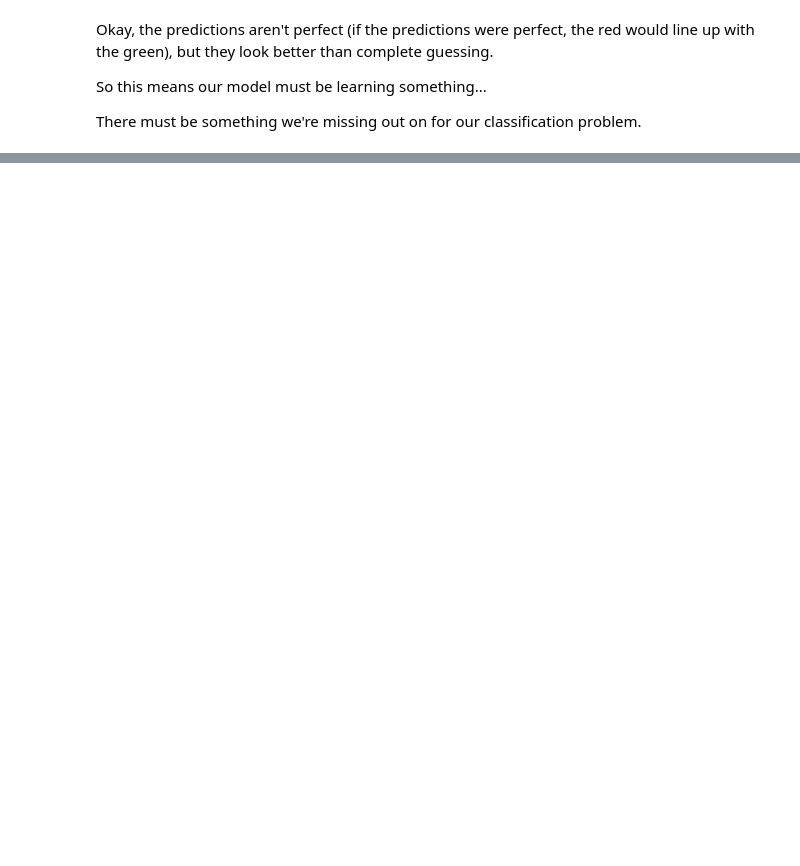
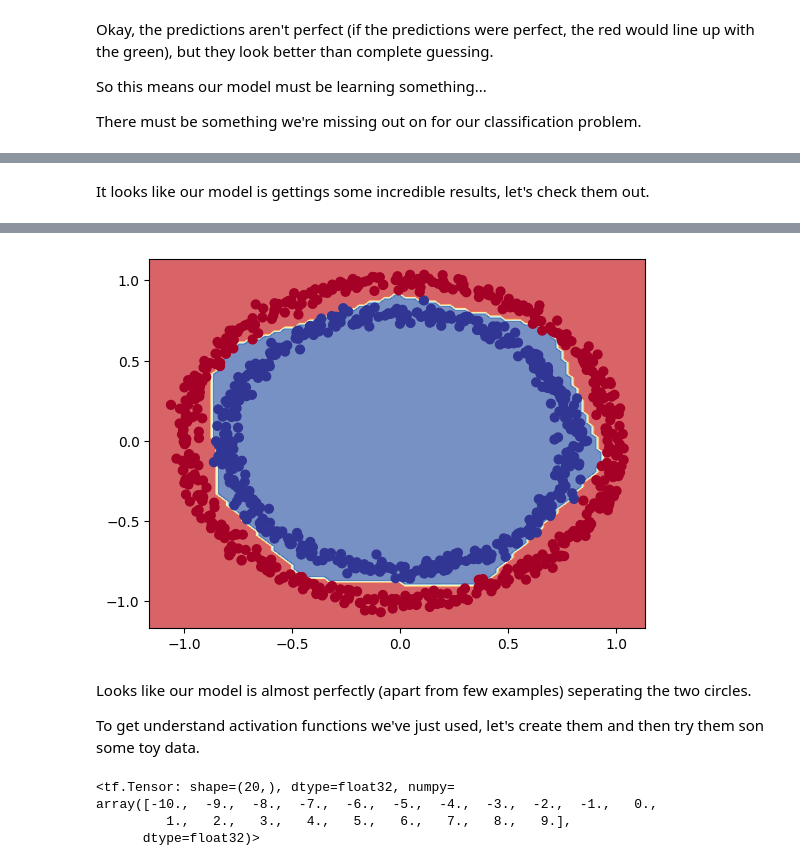
Before and after one commit to aykq/internship, a Jupyter notebook: tensorflow/neural network classification with tensorflow.ipynb, the cells around one changed output, grey strips where cells are left out. Drawn from its saved outputs; the diff is of its cells as text; code cells hidden in the pictures; blank space fills up the shorter version.

```diff
--- a/tensorflow/neural network classification with tensorflow.ipynb
+++ b/tensorflow/neural network classification with tensorflow.ipynb
@@ -403,0 +571,19 @@ There must be something we're missing out on for our classification problem.
+# %%
+tf.random.set_seed(42)
+
+model_7 = tf.keras.Sequential(
+    [
+        tf.keras.layers.Dense(4, activation="relu"),
+        tf.keras.layers.Dense(4, activation="relu"),
+        # output layer, sigmoid activation
+        tf.keras.layers.Dense(1, activation="sigmoid"),
+    ]
+)
+
+model_7.compile(
+    loss=tf.keras.losses.binary_crossentropy,
+    optimizer=tf.keras.optimizers.Adam(),
+    metrics=["accuracy"],
+)
+
+history = model_7.fit(x, y, epochs=100)
@@ -403,0 +608,7 @@ There must be something we're missing out on for our classification problem.
+# %% [markdown]
+It looks like our model is gettings some incredible results, let's check them out.
+# %%
+# view the predictions of the model with relu and sigmoid activations
+
+plot_decision_boundary(model_7, x, y)
+# %% [output]
@@ -403,0 +617,15 @@ There must be something we're missing out on for our classification problem.
+[figure, added]
+# %% [markdown]
+Looks like our model is almost perfectly (apart from few examples) seperating the two circles.
+
+To get understand activation functions we've just used, let's create them and then try them son some toy data.
+# %%
+# create a toy tensor (similar to the data we pass into our model)
+
+a = tf.cast(tf.range(-10, 10), tf.float32)
+a
+# %% [output]
+<tf.Tensor: shape=(20,), dtype=float32, numpy=
+array([-10.,  -9.,  -8.,  -7.,  -6.,  -5.,  -4.,  -3.,  -2.,  -1.,   0.,
+         1.,   2.,   3.,   4.,   5.,   6.,   7.,   8.,   9.],
+      dtype=float32)>
```
Also changed, not shown: parts of 44 cells of this notebook.
